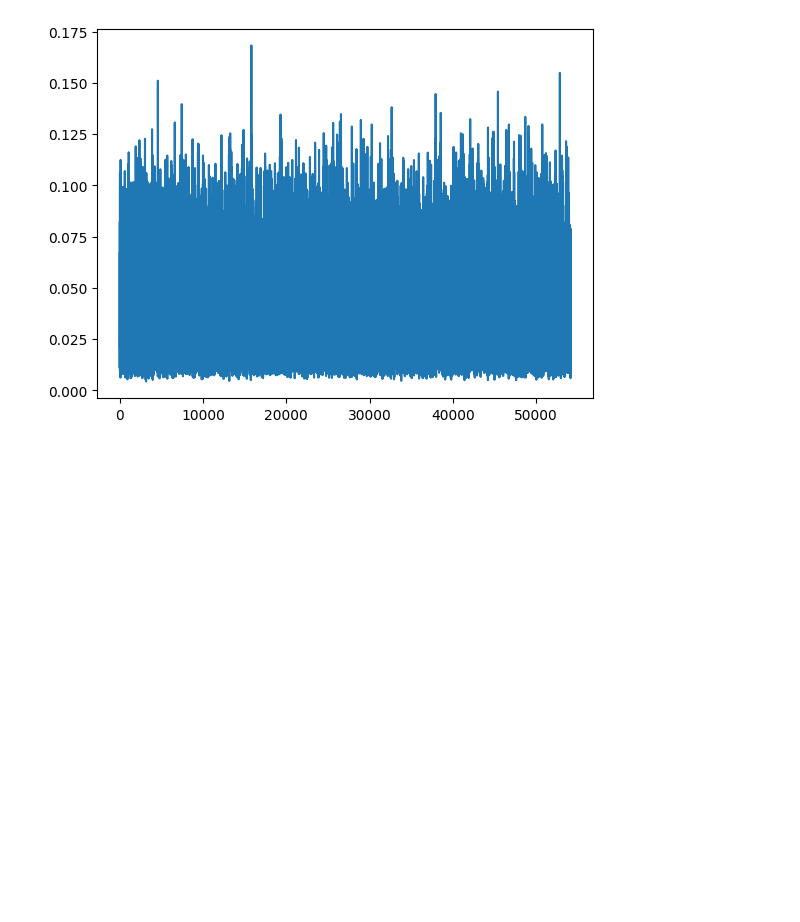
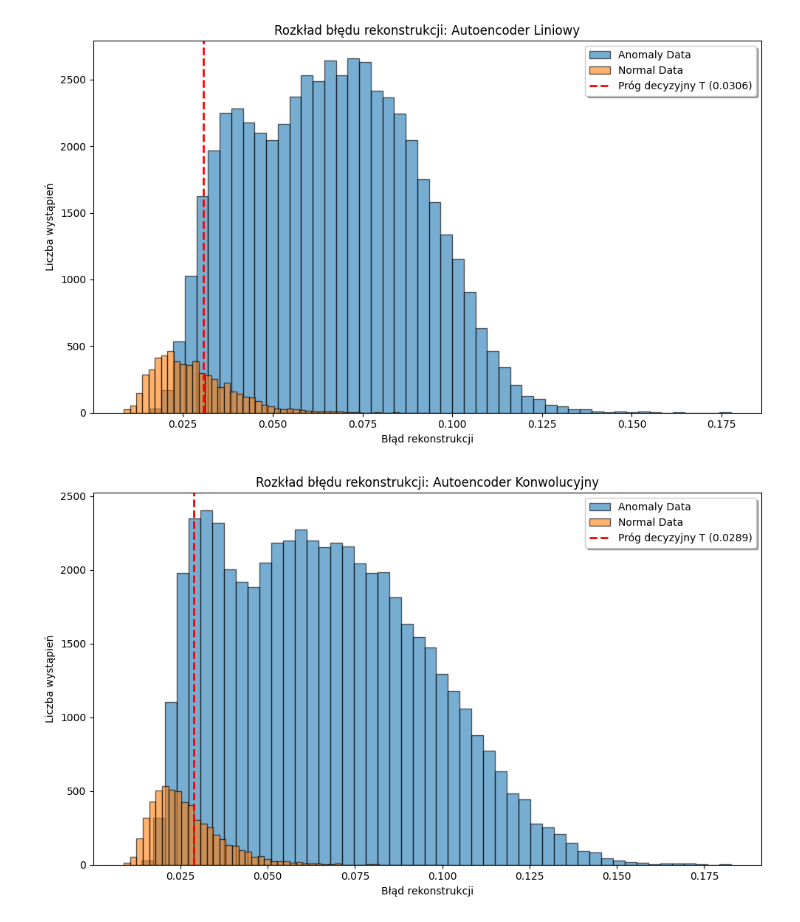
Before and after one commit to Awerdos/Anomaly-Detection-with-AutoEncoder, a Jupyter notebook: AutoEncoder.ipynb, the cells around one changed output. Cells and saved outputs as stored; diff of their text form; code cells hidden in the pictures; blank space fills up the shorter version.

```diff
--- a/AutoEncoder.ipynb
+++ b/AutoEncoder.ipynb
@@ -315,5 +308,23 @@ for loss_array_anomaly,loss_array_normal in zip(list_loss_array_anomaly,list_los
-# %%
-plt.plot(loss_array_anomaly)
-plt.show()
-# %% [output]
-[figure, removed]
+# %%
+model_names = ["Autoencoder Liniowy", "Autoencoder Konwolucyjny"]
+
+for i, (loss_anomaly, loss_normal) in enumerate(zip(list_loss_array_anomaly, list_loss_array_normal)):
+    plt.figure(figsize=(10, 6))
+
+    plt.hist(loss_anomaly, bins=50, alpha=0.6, label='Anomaly Data', edgecolor='black')
+    plt.hist(loss_normal, bins=50, alpha=0.6, label='Normal Data', edgecolor='black')
+
+    current_T = list_T[i]
+    plt.axvline(x=current_T, linestyle='--',color= "red", linewidth=2, label=f'Próg decyzyjny T ({current_T:.4f})')
+
+    plt.title(f"Rozkład błędu rekonstrukcji: {model_names[i]}")
+    plt.xlabel("Błąd rekonstrukcji")
+    plt.ylabel("Liczba wystąpień")
+
+    plt.legend(loc='upper right', frameon=True, shadow=True)
+
+    plt.tight_layout()
+    plt.show()
+# %% [output]
+[figure, added]
+[figure, added]
```
Also changed, not shown: parts of 10 cells of this notebook.
